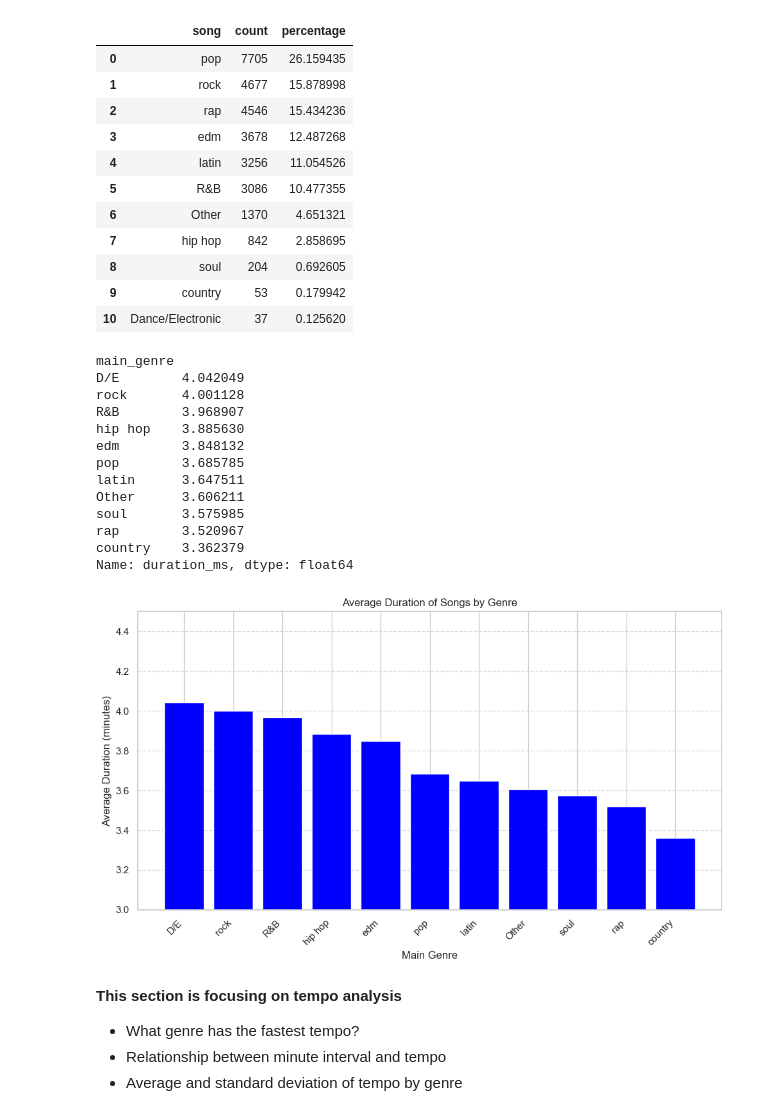
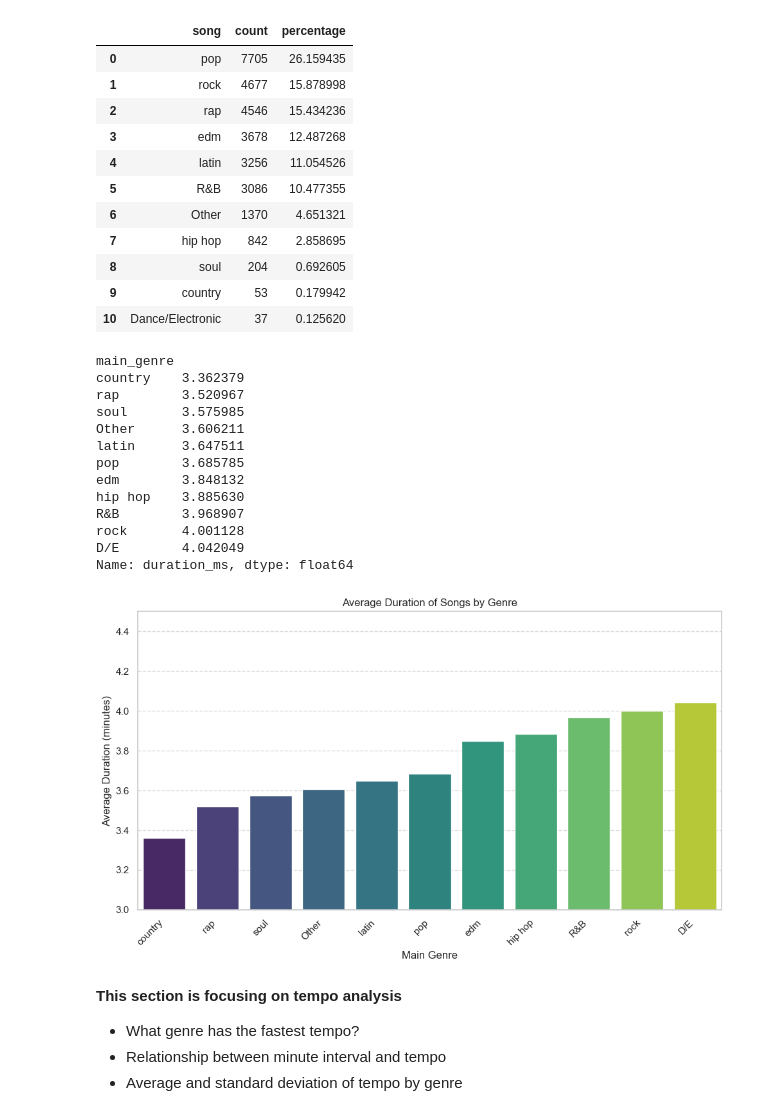
Before and after one commit to tmartabano/Project-for-Data-Munging, a Jupyter notebook: Final_Project_Data(new).ipynb, the cells around one changed output. Cells and saved outputs as stored; diff of their text form; code cells hidden in the pictures.

```diff
--- a/Final_Project_Data(new).ipynb
+++ b/Final_Project_Data(new).ipynb
@@ -193,39 +193,37 @@ perc_df
 | 10 | Dance/Electronic | 37 | 0.125620 |
 # %%
 #what Genre on average has the longest songs
-avg_duration = big_df.groupby('main_genre')['duration_ms'].mean().sort_values(ascending = False)
+avg_duration = big_df.groupby('main_genre')['duration_ms'].mean().sort_values(ascending = True)
 avg_min = avg_duration / 60000
 avg_min
 # %% [output]
 main_genre
+country    3.362379
+rap        3.520967
+soul       3.575985
+Other      3.606211
+latin      3.647511
+pop        3.685785
+edm        3.848132
+hip hop    3.885630
+R&B        3.968907
+rock       4.001128
 D/E        4.042049
-rock       4.001128
-R&B        3.968907
-hip hop    3.885630
-edm        3.848132
-pop        3.685785
-latin      3.647511
-Other      3.606211
-soul       3.575985
-rap        3.520967
-country    3.362379
 Name: duration_ms, dtype: float64
-# %%
-#Bar Chart of average duration of songs by genre
-plt.figure(figsize=(10, 6))
-plt.bar(avg_min.index, avg_min.values, color= 'blue')
-plt.xlabel('Main Genre')
-plt.ylabel('Average Duration (minutes)')
-plt.title('Average Duration of Songs by Genre')
-plt.xticks(rotation=45, ha='right')
-plt.ylim(3.0, 4.5)
-plt.grid(axis='y', linestyle='--', alpha=0.7)
-
-# Show the bar graph
-plt.tight_layout()
-plt.show()
-# %% [output]
-[figure, removed]
+# %%
+sns.set(style="whitegrid")
+plt.figure(figsize=(10, 6))
+sns.barplot(x=avg_min.index, y=avg_min.values, palette="viridis")
+plt.xlabel('Main Genre')
+plt.ylabel('Average Duration (minutes)')
+plt.title('Average Duration of Songs by Genre')
+plt.xticks(rotation=45, ha='right')
+plt.ylim(3.0, 4.5)
+plt.grid(axis='y', linestyle='--', alpha=0.7)
+plt.tight_layout()
+plt.show()
+# %% [output]
+[figure, added]
 # %%
 #comparison across genre
 genre_compare_df = big_df.groupby('main_genre')[['loudness', 'tempo', 'minutes']].mean()
```
Also changed, not shown: parts of 7 cells of this notebook.
